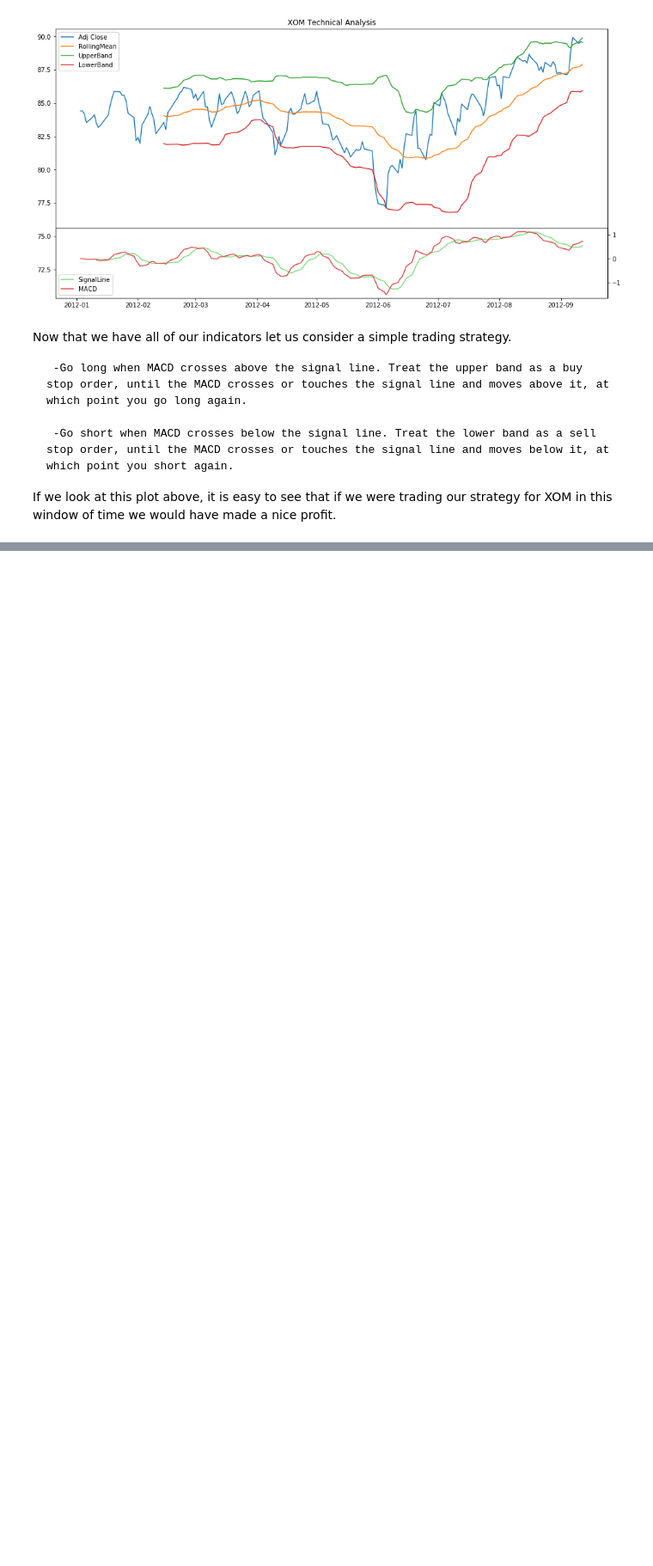
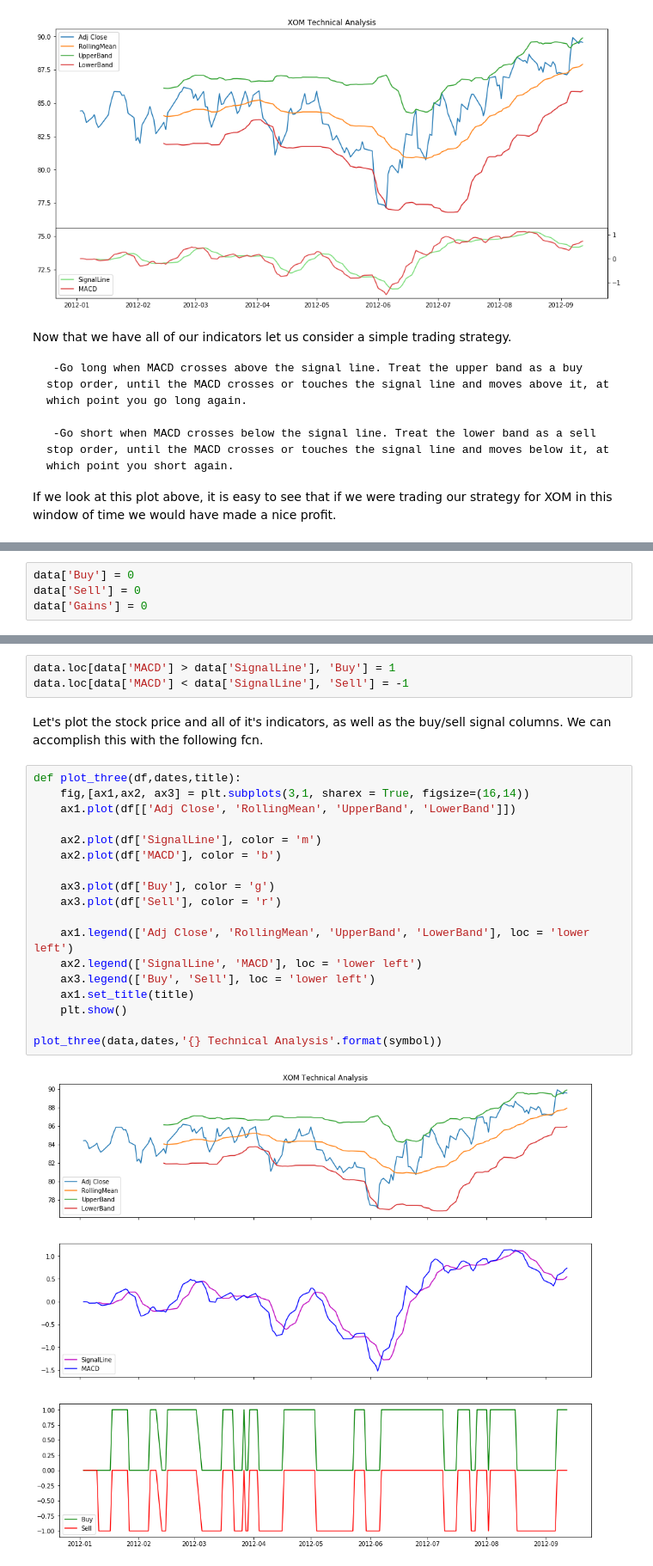
Before and after one commit to denisond/technical_analysis, a Jupyter notebook: technicalAnalysis_bollingerBands_movingAverage_MACD.ipynb, the cells around one changed output, grey strips where cells are left out. Shown at 86% size. Drawn from its saved outputs; the diff is of its cells as text; blank space fills up the shorter version.

```diff
--- a/technicalAnalysis_bollingerBands_movingAverage_MACD.ipynb
+++ b/technicalAnalysis_bollingerBands_movingAverage_MACD.ipynb
@@ -149,0 +158,4 @@ If we look at this plot above, it is easy to see that if we were trading our str
+# %%
+data['Buy'] = 0
+data['Sell'] = 0
+data['Gains'] = 0
@@ -149,0 +164,25 @@ If we look at this plot above, it is easy to see that if we were trading our str
+# %%
+data.loc[data['MACD'] > data['SignalLine'], 'Buy'] = 1
+data.loc[data['MACD'] < data['SignalLine'], 'Sell'] = -1
+# %% [markdown]
+Let's plot the stock price and all of it's indicators, as well as the buy/sell signal columns. We can accomplish this with the following fcn.
+# %%
+def plot_three(df,dates,title):
+    fig,[ax1,ax2, ax3] = plt.subplots(3,1, sharex = True, figsize=(16,14))
+    ax1.plot(df[['Adj Close', 'RollingMean', 'UpperBand', 'LowerBand']])
+
+    ax2.plot(df['SignalLine'], color = 'm')
+    ax2.plot(df['MACD'], color = 'b')
+
+    ax3.plot(df['Buy'], color = 'g')
+    ax3.plot(df['Sell'], color = 'r')
+
+    ax1.legend(['Adj Close', 'RollingMean', 'UpperBand', 'LowerBand'], loc = 'lower left')
+    ax2.legend(['SignalLine', 'MACD'], loc = 'lower left')
+    ax3.legend(['Buy', 'Sell'], loc = 'lower left')
+    ax1.set_title(title)
+    plt.show()
+
+plot_three(data,dates,'{} Technical Analysis'.format(symbol))
+# %% [output]
+[figure, added]
```
Also changed, not shown: parts of 5 cells of this notebook.
